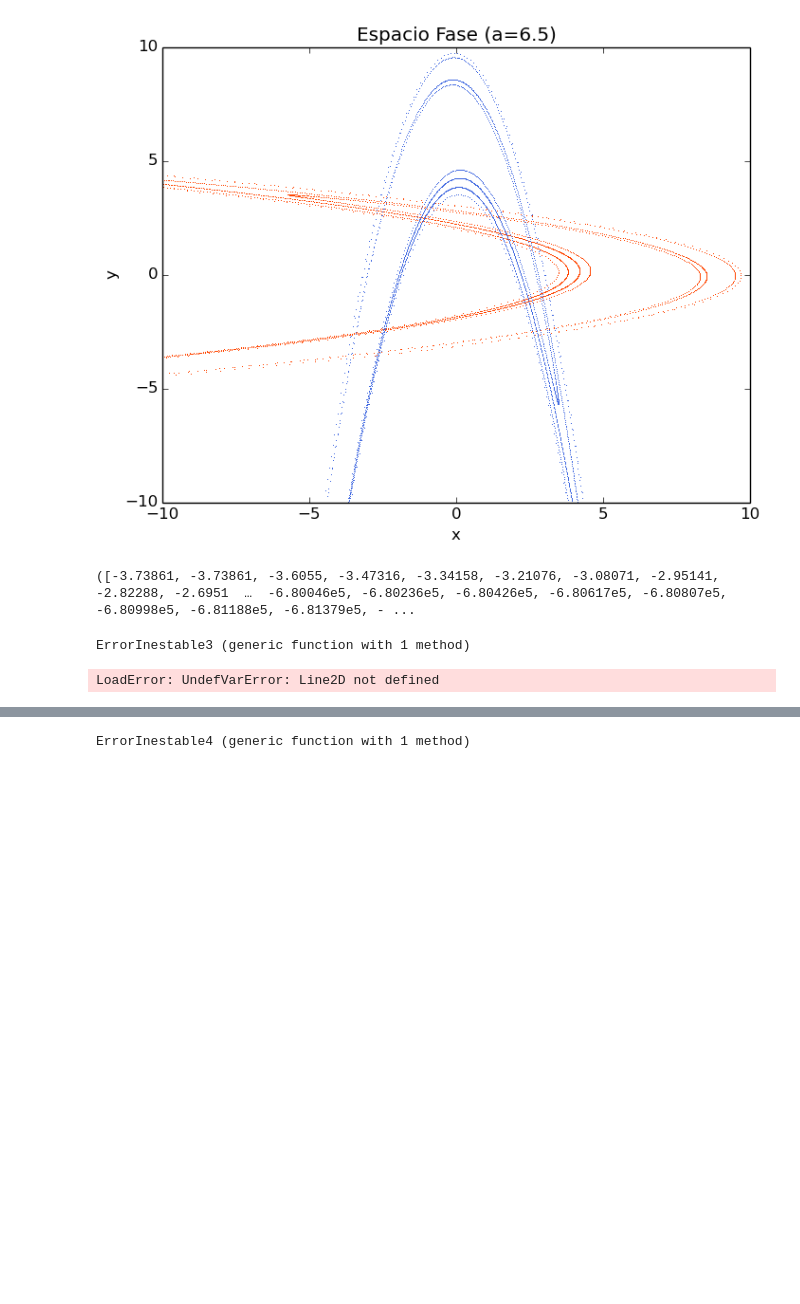
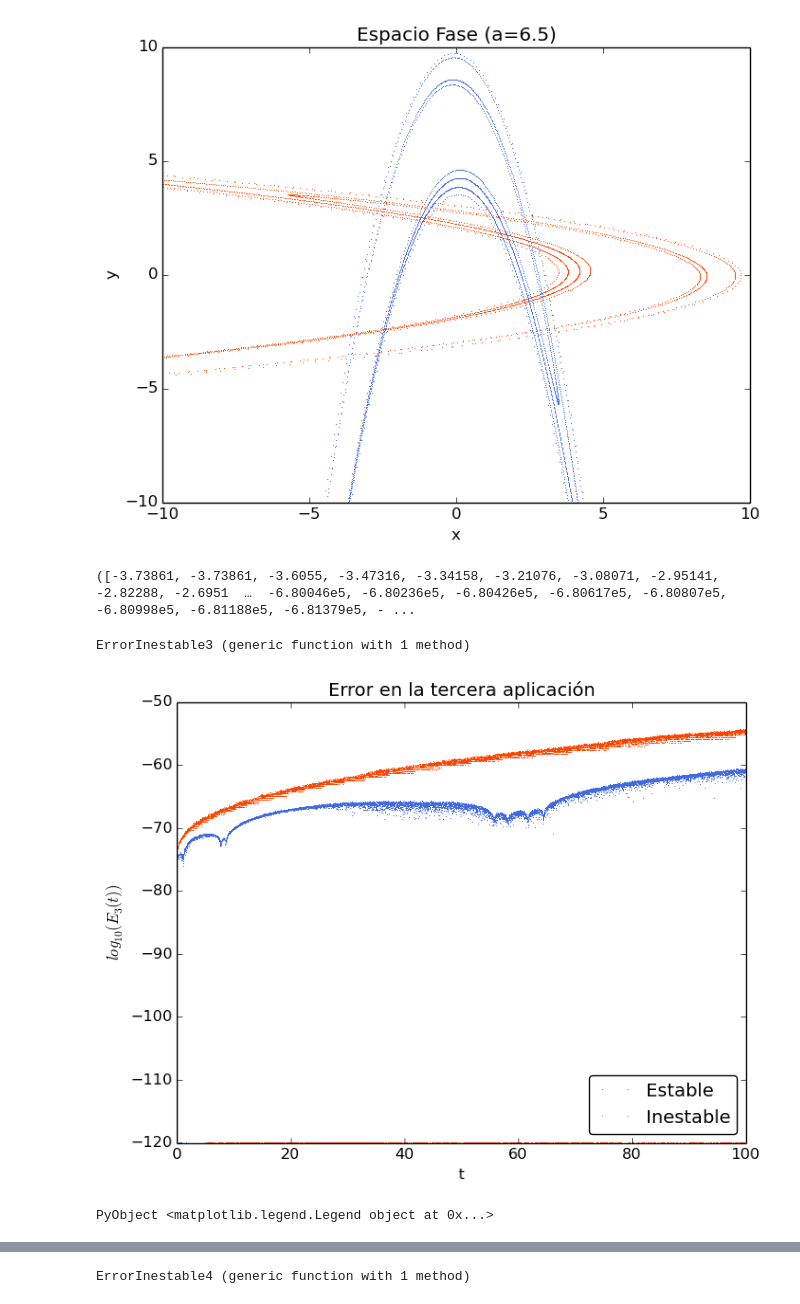
Before and after one commit to alvarezeve/Tesis-Variedades-Estables-e-inestables, a Jupyter notebook: Los conjuntos fundamentales (Hénon).ipynb, the cells around one changed output, grey strips where cells are left out. Drawn from its saved outputs; the diff is of its cells as text; code cells hidden in the pictures; blank space fills up the shorter version.

Commit message:
se cambiaron las gráficas del error

```diff
--- a/Los conjuntos fundamentales (Hénon).ipynb
+++ b/Los conjuntos fundamentales (Hénon).ipynb
@@ -389,35 +389,36 @@ ErrorInestable3 (generic function with 1 method)
 # %%
 #Error de la tercera aplicación
 ValorEstable3=BigFloat[]
 TiempoE3=BigFloat[]
 for t =0:0.01:100
     x=ErrorEstable3(t)
     norma=norm(x,Inf)+1e-120
     push!(ValorEstable3,norma)
     push!(TiempoE3,t)
 end
 
 
 ValorInestable3=BigFloat[]
 TiempoI3=BigFloat[]
 for t =0:0.01:100
     x=ErrorInestable3(t)
     norma=norm(x,Inf)+1e-120
     push!(ValorInestable3,norma)
     push!(TiempoI3,t)
 end
 
-legend_elements = [Line2D([0], [0], color="orangered", lw=4, label="Estable"),
-                   Line2D([0], [0], color="royalblue", lw=4, label="Inestable")]
+#legend_elements = [Line2D([0], [0], color="orangered", lw=4, label="Estable"),
+ #                  Line2D([0], [0], color="royalblue", lw=4, label="Inestable")]
 
 plot(TiempoE3,log10.(ValorEstable3),marker=",",linestyle="None",label="Estable",color="orangered")
 plot(TiempoI3,log10.(ValorInestable3),marker=",",linestyle="None",label="Inestable",color="royalblue" )
 title("Error en la tercera aplicación")
 xlabel("t")
 ylabel(L"log_{10}(E_{3}(t))")
-legend(handles=legend_elements, loc="lower right",fancybox="true")
+legend(loc="lower right",fancybox="true")
 # %% [output]
+[figure, added]
-LoadError: UndefVarError: Line2D not defined
+PyObject <matplotlib.legend.Legend object at 0x...>
 # %%
 W4_e=henon1(W3_e[1],W3_e[2])
 W4_i=henon2(W3_i[1],W3_i[2])
```
Also changed, not shown: parts of 8 cells of this notebook, 18 other files.
